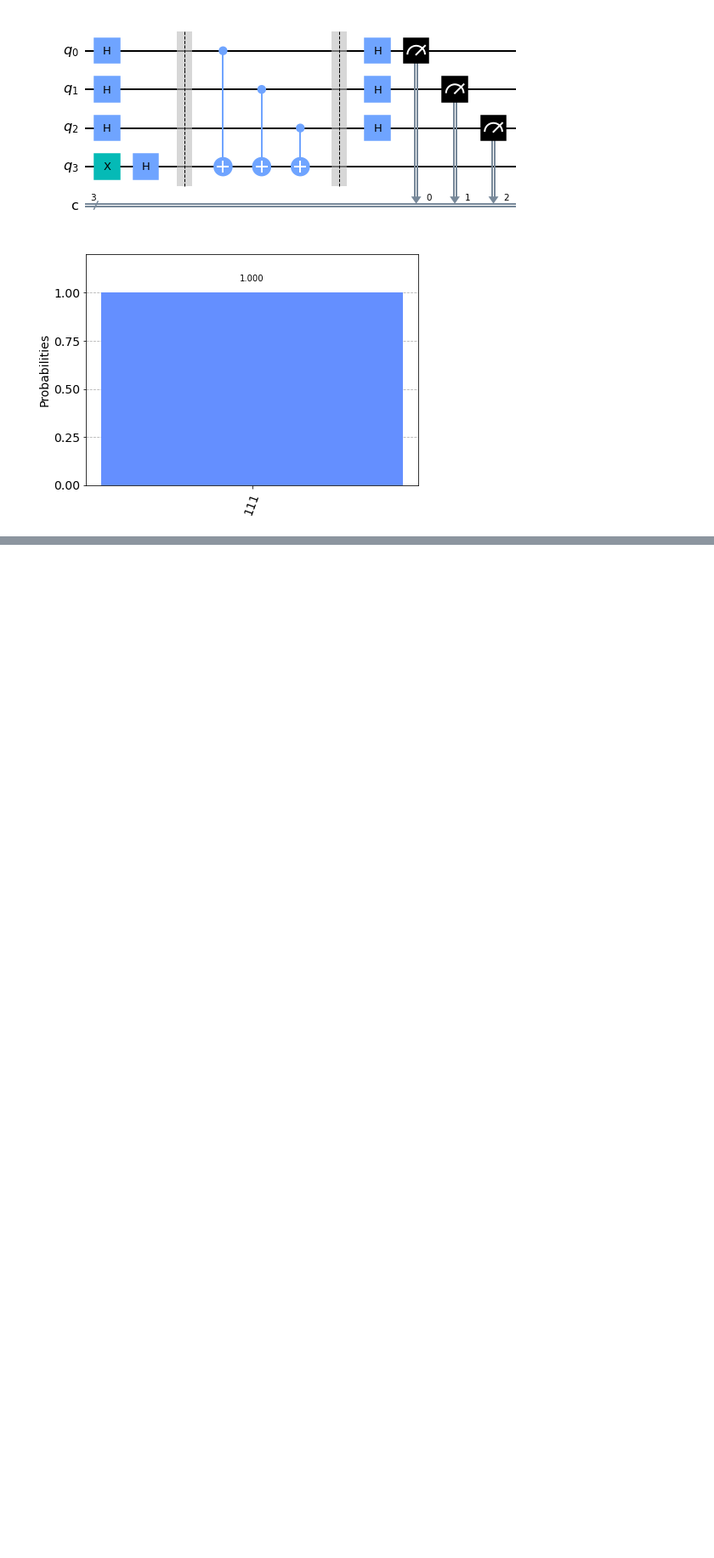
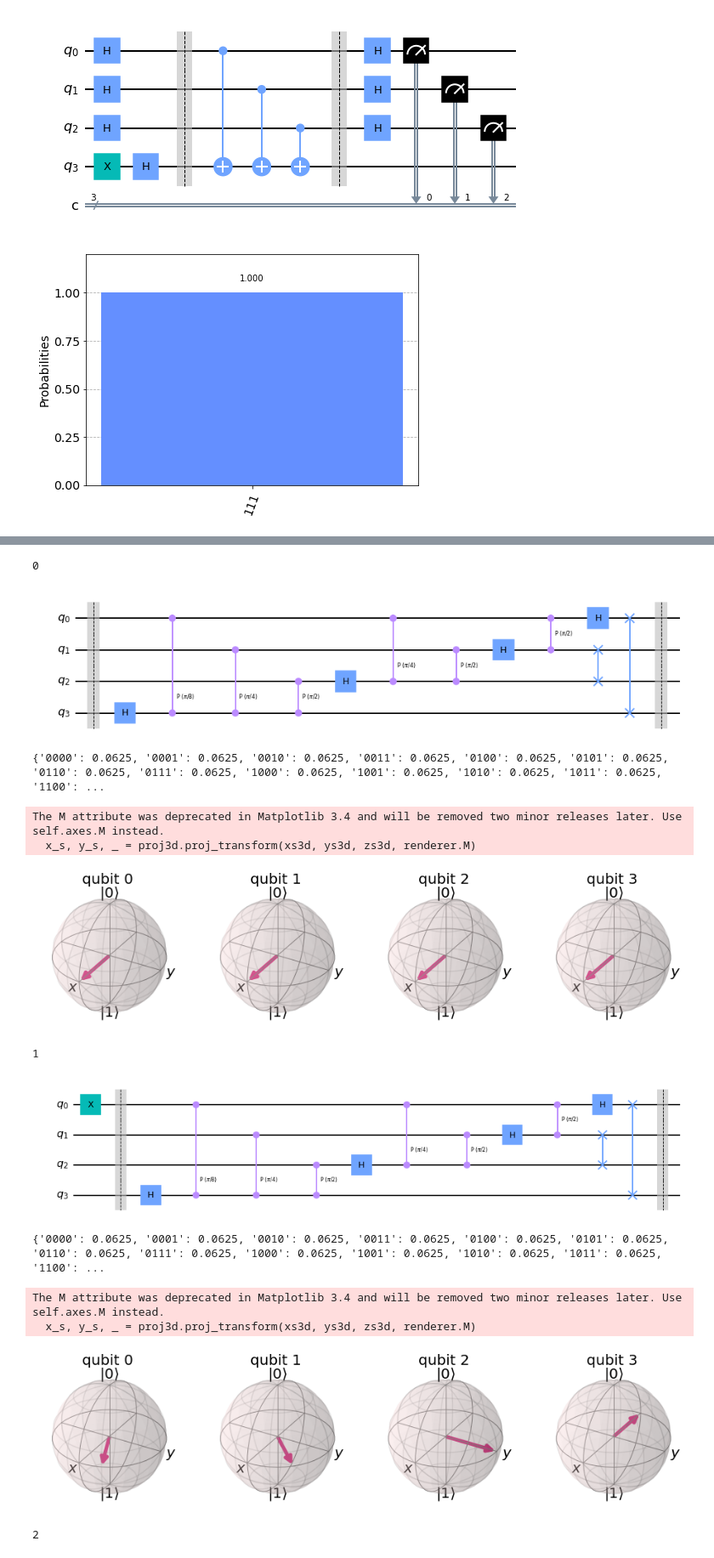
Before and after one commit to maxwindiff/qi, a Jupyter notebook: ch3.ipynb, the cells around one changed output, grey strips where cells are left out. Shown at 85% size. Drawn from its saved outputs; the diff is of its cells as text; code cells hidden in the pictures; blank space fills up the shorter version.

```diff
--- a/ch3.ipynb
+++ b/ch3.ipynb
@@ -232,0 +233,45 @@ Column 4: No suitable pivot row found
+# %%
+# QFT
+n = 4
+
+def encode(qc, num):
+    for i in range(qc.num_qubits):
+        if num % 2 == 1:
+            qc.x(i)
+        num //= 2
+
+def qft(qc):
+    for i in reversed(range(qc.num_qubits)):
+        qc.h(i)
+        angle = pi/(2**i)
+        for j in range(i):
+            qc.cp(angle, j, i)
+            angle *= 2
+    for i in range(n//2):
+        qc.swap(i, n-i-1)
+
+for i in range(2**n):
+    print(i)
+    qc = QuantumCircuit(n)
+    encode(qc, i)
+    qc.barrier()
+    qft(qc)
+    qc.save_statevector()
+    display(qc.draw())
+    print(sim.run(qc).result().get_counts())
+    statevector = sim.run(qc).result().get_statevector()
+    display(plot_bloch_multivector(statevector))
+# %% [output]
+0
+[figure, added]
+{'0000': 0.0625, '0001': 0.0625, '0010': 0.0625, '0011': 0.0625, '0100': 0.0625, '0101': 0.0625, '0110': 0.0625, '0111': 0.0625, '1000': 0.0625, '1001': 0.0625, '1010': 0.0625, '1011': 0.0625, '1100': ...
+The M attribute was deprecated in Matplotlib 3.4 and will be removed two minor releases later. Use self.axes.M instead.
+  x_s, y_s, _ = proj3d.proj_transform(xs3d, ys3d, zs3d, renderer.M)
+[figure, added]
+1
+[figure, added]
+{'0000': 0.0625, '0001': 0.0625, '0010': 0.0625, '0011': 0.0625, '0100': 0.0625, '0101': 0.0625, '0110': 0.0625, '0111': 0.0625, '1000': 0.0625, '1001': 0.0625, '1010': 0.0625, '1011': 0.0625, '1100': ...
+The M attribute was deprecated in Matplotlib 3.4 and will be removed two minor releases later. Use self.axes.M instead.
+  x_s, y_s, _ = proj3d.proj_transform(xs3d, ys3d, zs3d, renderer.M)
+[figure, added]
+2
```
Also changed, not shown: parts of 3 cells of this notebook.
